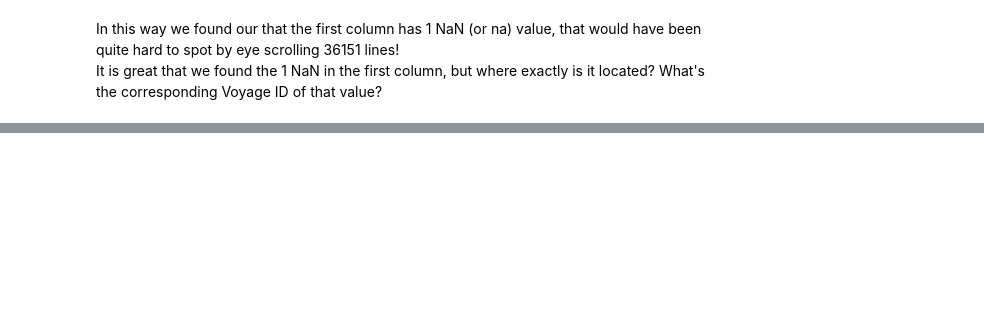
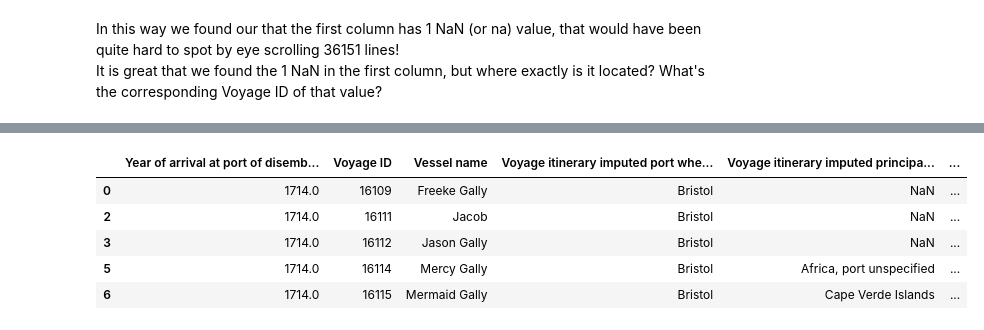
Before and after one commit to CentreForDigitalHumanities/det_cultural_data, a Jupyter notebook: parts/data_analysis/ch3_data_cleaning.ipynb, the cells around one changed output, grey strips where cells are left out. Drawn from its saved outputs; the diff is of its cells as text; code cells hidden in the pictures; blank space fills up the shorter version.

```diff
--- a/parts/data_analysis/ch3_data_cleaning.ipynb
+++ b/parts/data_analysis/ch3_data_cleaning.ipynb
@@ -118,0 +270,12 @@ SyntaxError: invalid syntax (3283385309.py, line 1)
+# %%
+# Display the name of the columns first
+print(df.columns)
+
+# Select our target columns for clearning the data
+column_to_remove = 'VOYAGEID2'
+column_to_remove_nan = 'Captives arrived at 1st port'
+
+# Perform Data Cleaning visualising the result step by step
+# step1, removing column VOYAGEID2 from the DataFrame
+cleaned_df_step1 = df.drop(column_to_remove,axis=1)
+cleaned_df_step1.head(5)
@@ -118,0 +295,11 @@ SyntaxError: invalid syntax (3283385309.py, line 1)
+# %%
+# step2, removing all the rows haveing NaN in the "Captives arrived at 1st port" column
+cleaned_df_step2 = cleaned_df_step1.dropna(subset=[column_to_remove_nan])
+cleaned_df_step2.head(5)
+# %% [output]
+|  | Year of arrival at port of disemb... | Voyage ID | Vessel name | Voyage itinerary imputed port whe... | Voyage itinerary imputed principa... | ... |
+| 0 | 1714.0 | 16109 | Freeke Gally | Bristol | NaN | ... |
+| 2 | 1714.0 | 16111 | Jacob | Bristol | NaN | ... |
+| 3 | 1714.0 | 16112 | Jason Gally | Bristol | NaN | ... |
+| 5 | 1714.0 | 16114 | Mercy Gally | Bristol | Africa, port unspecified | ... |
+| 6 | 1714.0 | 16115 | Mermaid Gally | Bristol | Cape Verde Islands | ... |
```
Also changed, not shown: parts of 17 cells of this notebook, 6 other files.
